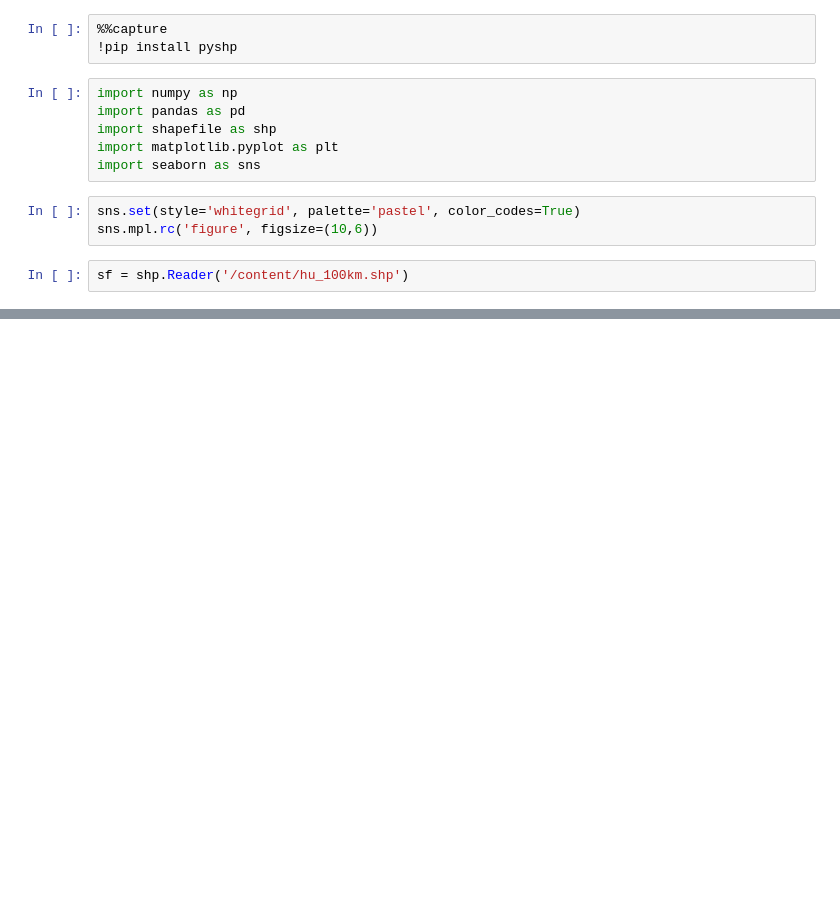
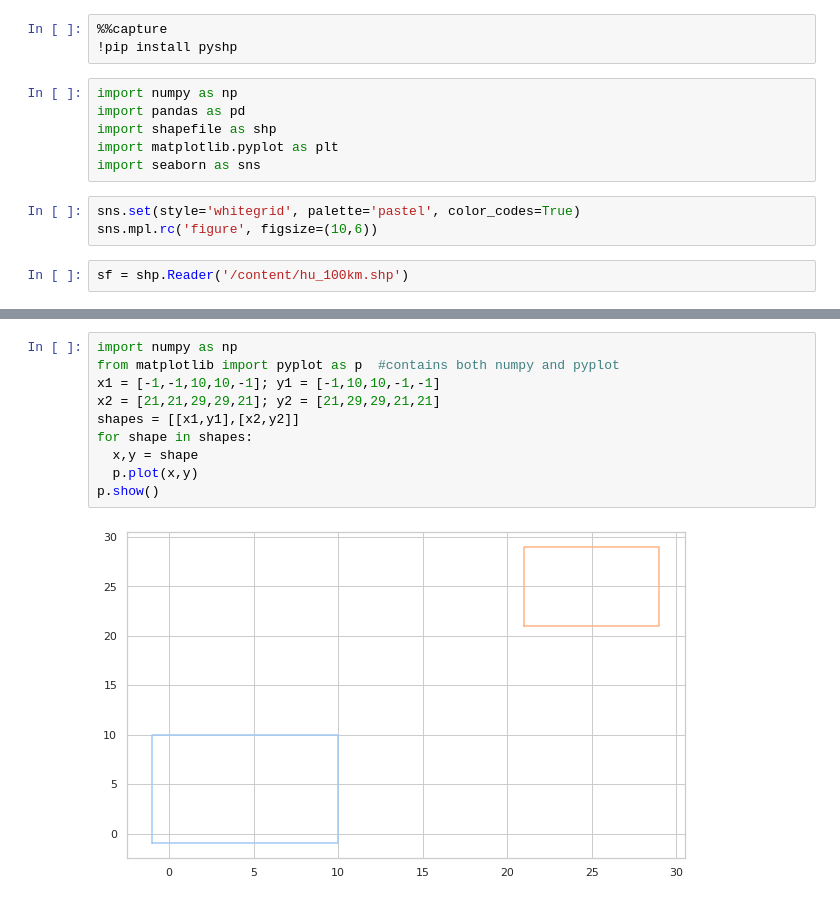
Before and after one commit to csabi0312/GlobOpt2, a Jupyter notebook: GlobOpt2.ipynb, the cells around one changed output, grey strips where cells are left out. Saved outputs shown, nothing was run; the diff lists cells and outputs as text; blank space fills up the shorter version.

```diff
--- a/GlobOpt2.ipynb
+++ b/GlobOpt2.ipynb
@@ -149,0 +171,12 @@ sf = shp.Reader('/content/hu_100km.shp')
+# %%
+import numpy as np
+from matplotlib import pyplot as p  #contains both numpy and pyplot
+x1 = [-1,-1,10,10,-1]; y1 = [-1,10,10,-1,-1]
+x2 = [21,21,29,29,21]; y2 = [21,29,29,21,21]
+shapes = [[x1,y1],[x2,y2]]
+for shape in shapes:
+  x,y = shape
+  p.plot(x,y)
+p.show()
+# %% [output]
+[figure, added]
```
Also changed, not shown: parts of 6 cells of this notebook.
